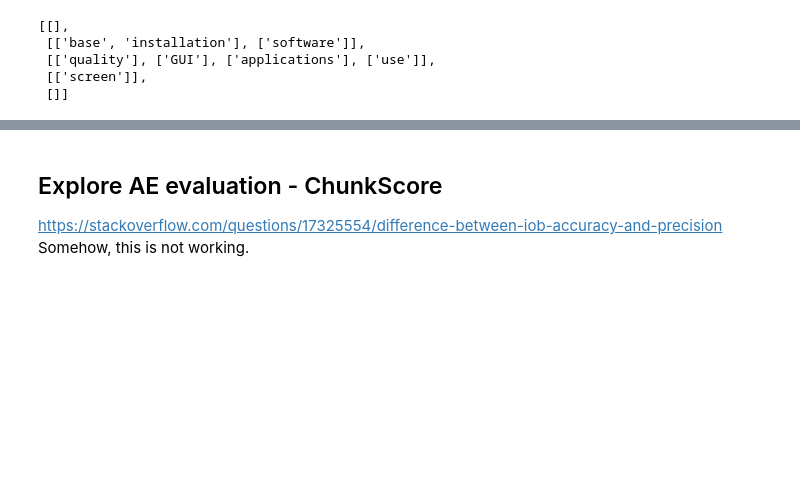
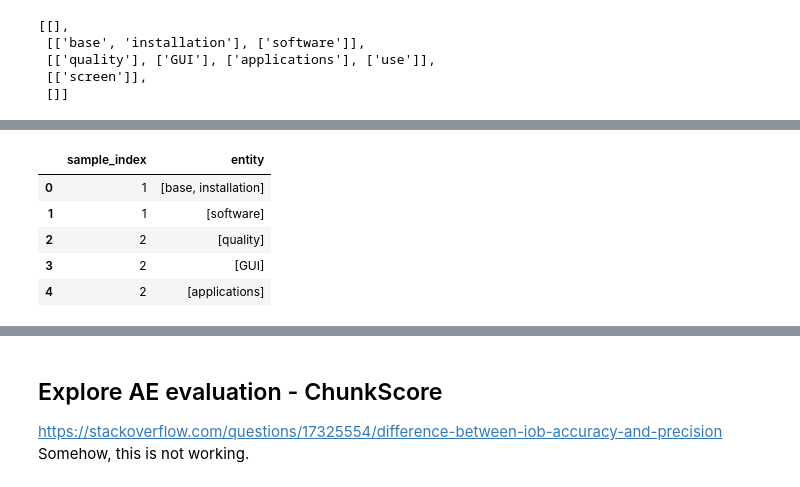
Before and after one commit to janehung04/w266-final, a Jupyter notebook: src/eda-data.ipynb, the cells around one changed output, grey strips where cells are left out. Cells and saved outputs as stored; diff of their text form; code cells hidden in the pictures; blank space fills up the shorter version.

Commit message:
implemented semeval eval metrics

```diff
--- a/src/eda-data.ipynb
+++ b/src/eda-data.ipynb
@@ -361,8 +361,9 @@ ae_laptop_dev_df.head()
 | 4 | [O, O, O, O, O, O, O, O, O, O, O] | [I, previously, owned, an, HP, de... | [O, O, O, O, B, I, O, O, B, I, O] | [O, O, O, O, B, O, O, O, B, O, O] |
 # %%
 def get_entities(sentence_lst, predictions_lst):
-
-    # TODO need to generalize this for the gold standard and apply to full dataset
+    """
+    Reformat the IOB structure to get the actual entities from the sentence
+    """
 
     # for every sentence, iterate through
     all_entities = []
@@ -394,10 +395,11 @@ def get_entities(sentence_lst, predictions_lst):
                 print('Error')
         all_entities.append(entities)
     return(all_entities)
+
 prediction_entities = get_entities(ae_laptop_dev_df.sentence,ae_laptop_dev_df.predictions)
-gold_entitites = get_entities(ae_laptop_dev_df.sentence,ae_laptop_dev_df.label)
+gold_entities = get_entities(ae_laptop_dev_df.sentence,ae_laptop_dev_df.label)
 prediction_entities[:5]
-gold_entitites[:5]
+gold_entities[:5]
 # %% [output]
 [[['laptop'], ['months']],
  [['caveat'],
@@ -415,16 +417,70 @@ gold_entitites[:5]
  [['screen']],
  []]
 # %%
-y_true_df = pd.DataFrame([[ind,sub_el] for ind,el in enumerate(gold_entitites[:5]) for sub_el in el], columns=['sample_index','entity'])
-y_pred_df = pd.DataFrame([[ind,sub_el] for ind,el in enumerate(prediction_entities[:5]) for sub_el in el], columns=['sample_index','entity'])
-y_true_df
-y_pred_df
+def get_ae_eval_features(gold_entities,prediction_entities,verbose=False):
+    # TODO need to generalize and do for all samples
+    # TODO may later need to update these calculations to encompass sentence location.
+    y_true_df = pd.DataFrame([[ind,sub_el] for ind,el in enumerate(gold_entities) for sub_el in el], columns=['sample_index','entity'])
+    y_pred_df = pd.DataFrame([[ind,sub_el] for ind,el in enumerate(prediction_entities) for sub_el in el], columns=['sample_index','entity'])
+    print('True')
+    display(y_true_df.head())
+    print('Pred')
+    display(y_pred_df.head())
 
-for el in range(len(gold_entitites[:5])):
-    print(el)
-    true_subset = y_true_df[y_true_df.sample_index == el]
-    pred_subset = y_pred_df[y_pred_df.sample_index == el]
-    true_entities = true_subset.entity.apply(lambda x: '_'.join(x))
-    pred_entities = pred_subset.entity.apply(lambda x: '_'.join(x))
-    # get correct
-    print(set(true_entities) - set(pred_entities))
+    cor = 0
+    inc = 0
+    par = 0
+    mis = 0
+    spu = 0
+
+    for el in range(len(gold_entities)):
+        if verbose:
+            print('\n',el)
+        true_subset = y_true_df[y_true_df.sample_index == el]
+        pred_subset = y_pred_df[y_pred_df.sample_index == el]
+        true_entities = set(true_subset.entity.apply(lambda x: '_'.join(x)))
+        pred_entities = set(pred_subset.entity.apply(lambda x: '_'.join(x)))
+        if verbose:
+            print('True')
+            print(true_entities)
+            print('Pred')
+            print(pred_entities)
+
+        # get correct
+        cor_entities = true_entities & pred_entities
+        if verbose:
+            print(f'Correct entities: {cor_entities}')
+        cor += len(cor_entities)
+        true_entities = true_entities - cor_entities
+        pred_entities = pred_entities - cor_entities
+
+        # get partial and missed
+        for true in true_entities:
+            # Take into account if the prediction contains a portion of the correct and if correct contains a portion of the prediction
+            par_entities = set([pred for pred in pred_entities if (true in pred) | (pred in true)])
+            if len(par_entities) != 0:
+                if verbose:
+                    print(f'Partial entities: {set([true])}')
+                par += len(par_entities)
+                true_entities = true_entities - set([true])
+                pred_entities = pred_entities - par_entities
+            else:
+                if verbose:
+                    print(f'Missed entities: {set([true])}')
+                mis += 1
+                true_entities = true_entities - set([true])
+
+        if len(true_entities) == 0:
+            if verbose:
+                print(f'Spurious entities: {pred_entities}')
+            spu += len(pred_entities)
+        else:
+            print('Error')
+
+    print(f'\nCorrect: {cor}')
+    print(f'Partial: {par}')
+    print(f'Missed: {mis}')
+    print(f'Spurious: {spu}')
+    return(cor,par,mis,spu,inc)
+cor,par,mis,spu,inc = get_ae_eval_features(gold_entities,prediction_entities,verbose=False)
+# %% [output]
@@ -430,0 +488,6 @@ for el in range(len(gold_entitites[:5])):
+|  | sample_index | entity |
+| 0 | 1 | [base, installation] |
+| 1 | 1 | [software] |
+| 2 | 2 | [quality] |
+| 3 | 2 | [GUI] |
+| 4 | 2 | [applications] |
```
Also changed, not shown: parts of 3 cells of this notebook.
